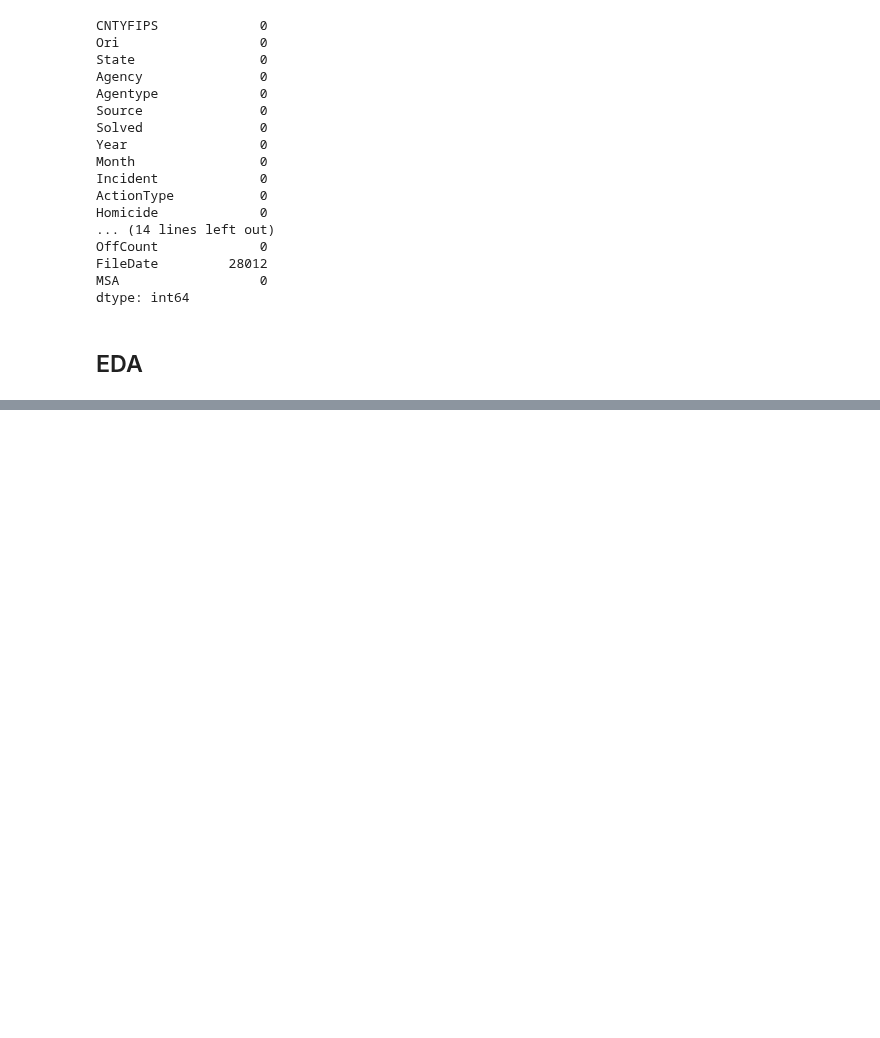
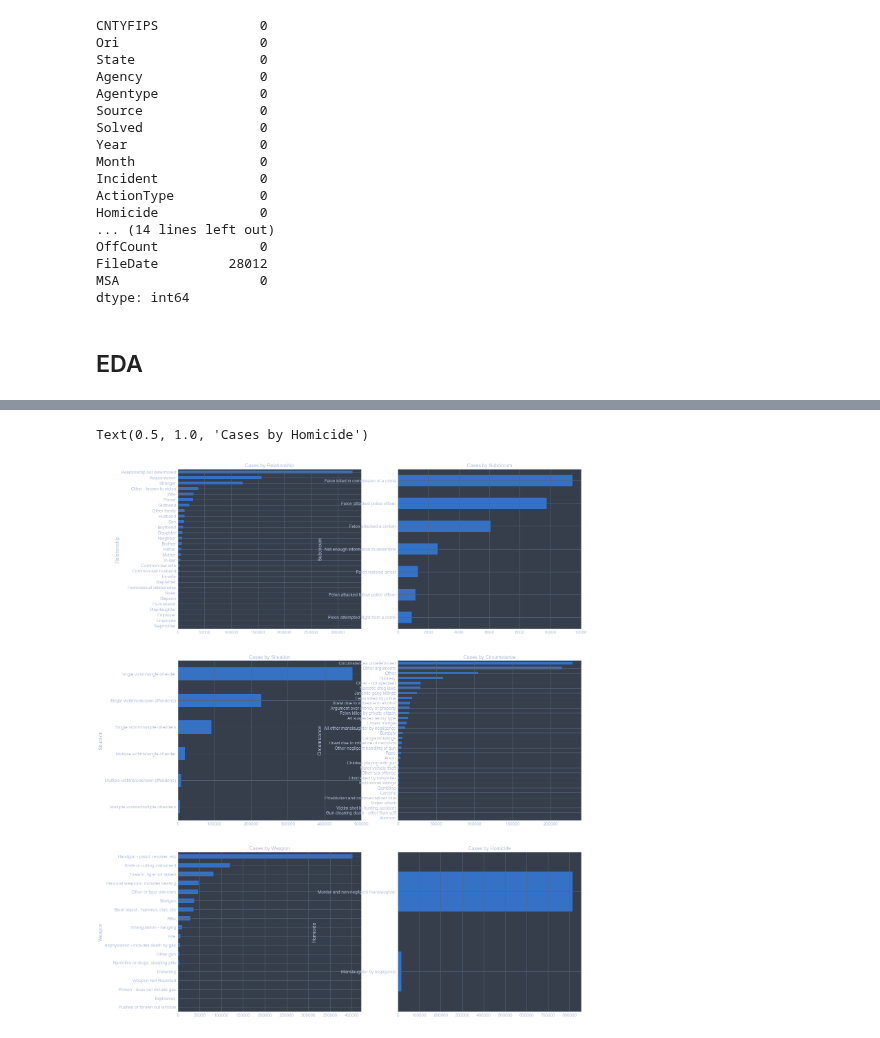
Before and after one commit to fadeeva/weird_projects, a Jupyter notebook: Serial_Killers/prsnt.ipynb, the cells around one changed output, grey strips where cells are left out. Drawn from its saved outputs; the diff is of its cells as text; code cells hidden in the pictures; blank space fills up the shorter version.

```diff
--- a/Serial_Killers/prsnt.ipynb
+++ b/Serial_Killers/prsnt.ipynb
@@ -89,0 +110,30 @@ map_data.drop(['Ori', 'FileDate'], axis=1, inplace=True)
+# %%
+relationship = map_data.groupby('Relationship').count().sort_values(by=['CNTYFIPS'], ascending=False)['CNTYFIPS']
+subcircum = map_data.groupby('Subcircum').count().sort_values(by=['CNTYFIPS'], ascending=False)['CNTYFIPS']
+situation = map_data.groupby('Situation').count().sort_values(by=['CNTYFIPS'], ascending=False)['CNTYFIPS']
+homicide = map_data.groupby('Homicide').count().sort_values(by=['CNTYFIPS'], ascending=False)['CNTYFIPS']
+circumstance = map_data.groupby('Circumstance').count().sort_values(by=['CNTYFIPS'], ascending=False)['CNTYFIPS']
+weapon = map_data.groupby('Weapon').count().sort_values(by=['CNTYFIPS'], ascending=False)['CNTYFIPS']
+
+fig, ax = plt.subplots(3, 2, figsize=(21, 29))
+
+relationship.plot(kind='barh', ax=ax[0, 0]).invert_yaxis()
+ax[0, 0].set_title('Cases by Relationship')
+
+subcircum.plot(kind='barh', ax=ax[0, 1]).invert_yaxis()
+ax[0, 1].set_title('Cases by Subcircum')
+
+situation.plot(kind='barh', ax=ax[1, 0]).invert_yaxis()
+ax[1, 0].set_title('Cases by Situation')
+
+circumstance.plot(kind='barh', ax=ax[1, 1]).invert_yaxis()
+ax[1, 1].set_title('Cases by Circumstance')
+
+weapon.plot(kind='barh', ax=ax[2, 0]).invert_yaxis()
+ax[2, 0].set_title('Cases by Weapon')
+
+homicide.plot(kind='barh', ax=ax[2, 1]).invert_yaxis()
+ax[2, 1].set_title('Cases by Homicide')
+# %% [output]
+Text(0.5, 1.0, 'Cases by Homicide')
+[figure, added]
```
Also changed, not shown: parts of 4 cells of this notebook.
